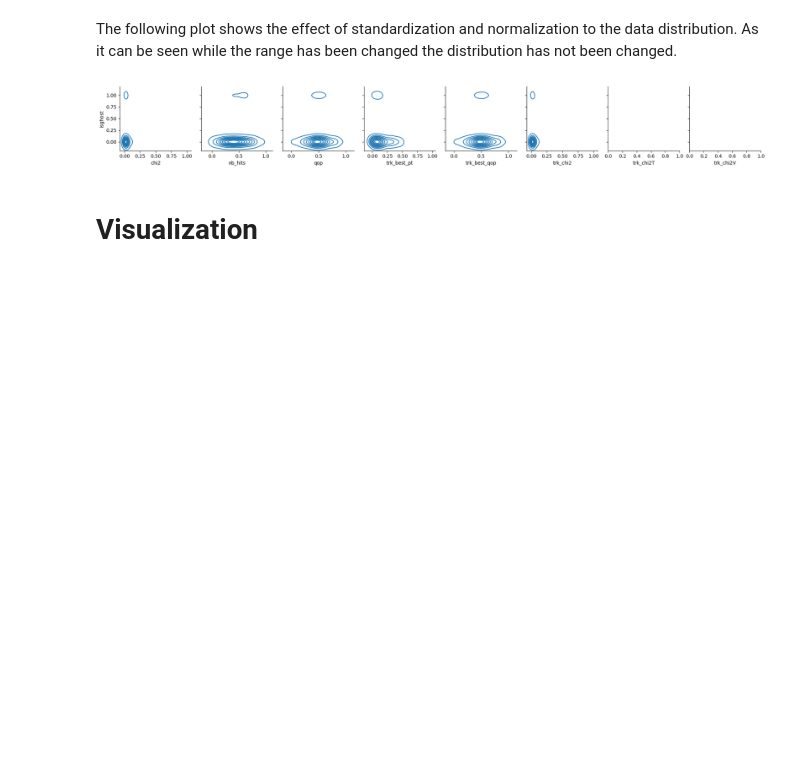
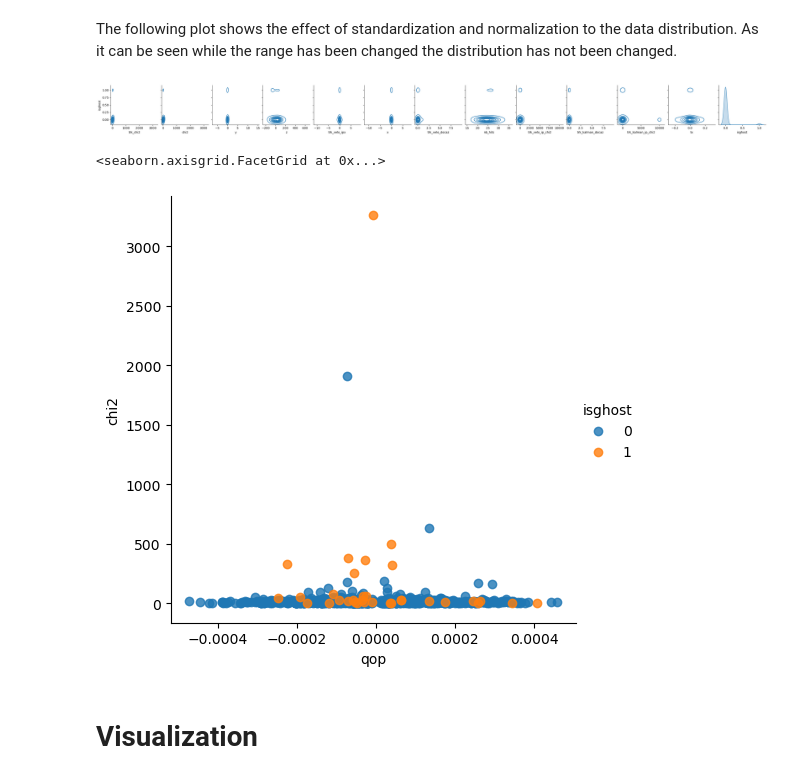
Before and after one commit to togetherthough/Deep-anomaly-detection-for-tracking-experiments-at-LHCb, a Jupyter notebook: notebook.ipynb, the cells around one changed output. Drawn from its saved outputs; the diff is of its cells as text; code cells hidden in the pictures; blank space fills up the shorter version.

```diff
--- a/notebook.ipynb
+++ b/notebook.ipynb
@@ -197,11 +235,18 @@ trgt = pd.DataFrame(y_train, columns=['isghost'])
 
 result = pd.concat([cols, trgt], axis=0)
 
-sns.pairplot(result, x_vars=['chi2', 'nb_hits', 'qop', 'trk_best_pt','trk_best_qop','trk_chi2','trk_chi2T','trk_chi2V'], y_vars="isghost", kind='kde')
+sns.pairplot(df, x_vars=top_12_feature_names, y_vars="isghost", kind='kde')
 
 plt.savefig("images/processed_data_pairplot.png", dpi=300)
 # %% [output]
-[figure, old version]
+[figure, new version]
+# %%
+sns.lmplot(x='qop', y='chi2', hue='isghost',
+           data=df,
+           fit_reg=False)
+# %% [output]
+<seaborn.axisgrid.FacetGrid at 0x...>
+[figure, added]
 # %% [markdown]
 # Visualization
 # %%
```
Also changed, not shown: parts of 42 cells of this notebook, 13 other files.
